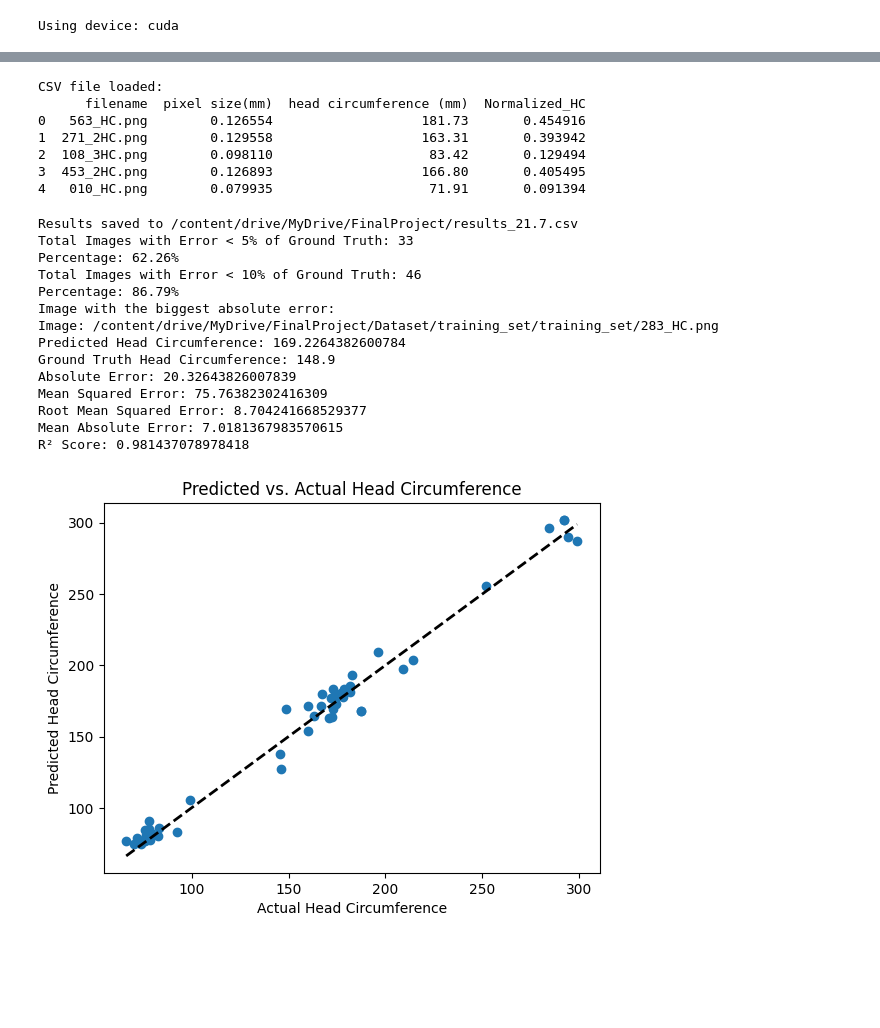
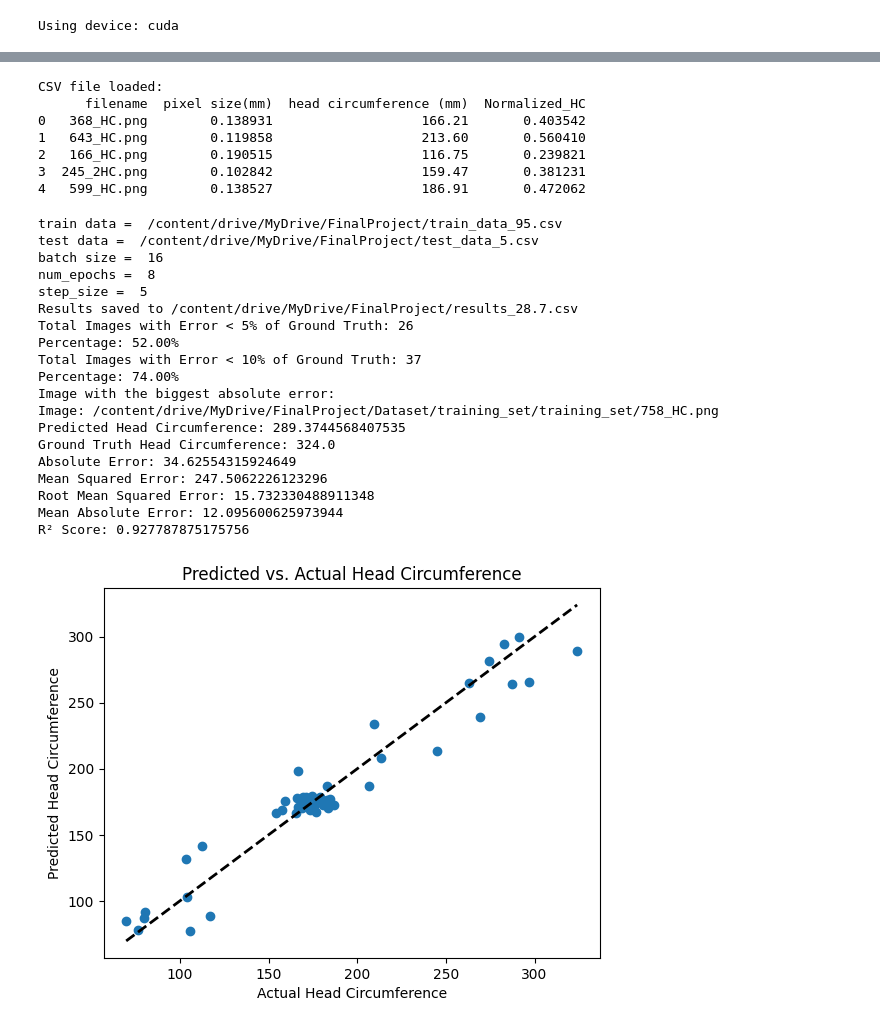
Before and after one commit to Ofiregev/Final_Project-FetalCns, a Jupyter notebook: Fetal_Cns_Final_reg_v7.ipynb, the cells around one changed output, grey strips where cells are left out. Saved outputs shown, nothing was run; the diff lists cells and outputs as text; code cells hidden in the pictures; blank space fills up the shorter version.

```diff
--- a/Fetal_Cns_Final_reg_v7.ipynb
+++ b/Fetal_Cns_Final_reg_v7.ipynb
@@ -98,6 +115,7 @@ class CNNRegression(nn.Module):
         self.cnn.fc = nn.Identity()  # Remove the last fully connected layer
         self.fc1 = nn.Linear(cnn_out_features + 1, 128)  # Adjust input features
         self.fc2 = nn.Linear(128, 1)
+        self.dropout = nn.Dropout(0.5)
 
     def forward(self, image, pixel_size):
         x1 = self.cnn(image)
@@ -108,8 +126,13 @@ class CNNRegression(nn.Module):
         x = self.fc2(x)
         return x
 # %%
-# Initialize the model, loss function, and optimizer
+# # Initialize the model, loss function, and optimizer
 model = CNNRegression().to(device)
+for param in model.parameters():
+    param.requires_grad = True
 criterion = nn.MSELoss()
-optimizer = optim.Adam(model.parameters(), lr=0.001)
-scheduler = StepLR(optimizer, step_size=5, gamma=0.1)
+# optimizer = optim.Adam(model.parameters(), lr=1e-4, weight_decay=1e-4)  # Added L2 regularization
+# scheduler = ReduceLROnPlateau(optimizer, mode='min', factor=0.1, patience=3, min_lr=1e-6)
+
+optimizer = optim.Adam(model.parameters(), lr)
+scheduler = StepLR(optimizer, step_size, gamma=0.1)
@@ -119,7 +163,6 @@ train_losses = []
 val_losses = []
 
 # Training loop
-num_epochs = 8
 for epoch in range(num_epochs):
     model.train()
     running_loss = 0.0
@@ -156,11 +199,21 @@ for epoch in range(num_epochs):
     print(f"Epoch {epoch+1}/{num_epochs}, Validation Loss: {val_loss}")
 
     scheduler.step()
+    early_stopping(val_loss)
+    if early_stopping.early_stop:
+        print("Early stopping")
+        break
+
+# Ensure train_losses and val_losses have the same length
+if len(train_losses) > len(val_losses):
+    train_losses = train_losses[:len(val_losses)]
+elif len(val_losses) > len(train_losses):
+    val_losses = val_losses[:len(train_losses)]
 
 # Plot the training and validation loss
 plt.figure(figsize=(10, 5))
-plt.plot(range(1, num_epochs + 1), train_losses, label='Training Loss')
-plt.plot(range(1, num_epochs + 1), val_losses, label='Validation Loss')
+plt.plot(range(1, len(train_losses) + 1), train_losses, label='Training Loss')
+plt.plot(range(1, len(val_losses) + 1), val_losses, label='Validation Loss')
 plt.xlabel('Epochs')
 plt.ylabel('Loss')
 plt.title('Training and Validation Loss Over Epochs')
@@ -203,18 +257,18 @@ def predict_head_circumference(image_path, pixel_size, model, min_hc, max_hc):
     return predicted_hc
 # %%
 # Read the list of images from the CSV file
-test_csv = "/content/drive/MyDrive/FinalProject/test_21-07.csv"
+test_csv = "/content/drive/MyDrive/FinalProject/test_data_5.csv"
 test_csv_df = pd.read_csv(test_csv)
 print("CSV file loaded:")
 print(test_csv_df.head())
 # %% [output]
 CSV file loaded:
       filename  pixel size(mm)  head circumference (mm)  Normalized_HC
-0   563_HC.png        0.126554                   181.73       0.454916
-1  271_2HC.png        0.129558                   163.31       0.393942
-2  108_3HC.png        0.098110                    83.42       0.129494
-3  453_2HC.png        0.126893                   166.80       0.405495
-4   010_HC.png        0.079935                    71.91       0.091394
+0   368_HC.png        0.138931                   166.21       0.403542
+1   643_HC.png        0.119858                   213.60       0.560410
+2   166_HC.png        0.190515                   116.75       0.239821
+3  245_2HC.png        0.102842                   159.47       0.381231
+4   599_HC.png        0.138527                   186.91       0.472062
 # %%
 # Ensure the min_hc and max_hc are defined
 min_hc = min(train_csv_df['head circumference (mm)'].min(), test_csv_df['head circumference (mm)'].min())
@@ -227,6 +281,12 @@ import numpy as np
 import pandas as pd
 import matplotlib.pyplot as plt
 from sklearn.metrics import mean_squared_error, mean_absolute_error, r2_score
+
+print("train data = ", train_csv)
+print("test data = ", test_csv)
+print("batch size = ", batch_size)
+print("num_epochs = ", num_epochs)
+print("step_size = ", step_size)
 
 # Initialize lists to store true and predicted values
 y_true = []
@@ -298,7 +358,7 @@ for idx in indices:
 
 # Convert the results to a DataFrame and save to a CSV file
 results_df = pd.DataFrame(results, columns=['Image', 'Result', 'Absolute Error'])
-results_csv_path = "/content/drive/MyDrive/FinalProject/results_21.7.csv"
+results_csv_path = "/content/drive/MyDrive/FinalProject/results_28.7.csv"
 results_df.to_csv(results_csv_path, index=False)
 
 # Print summary
@@ -308,44 +368,49 @@ print(f"Percentage: {percentage_error_counter_5 / num_images_to_test * 100:.2f}%
 print(f"Total Images with Error < 10% of Ground Truth: {percentage_error_counter_10}")
 print(f"Percentage: {percentage_error_counter_10 / num_images_to_test * 100:.2f}%")
 
 # Print the image with the biggest absolute error
 print("Image with the biggest absolute error:")
 print(f"Image: {max_error_image}")
 print(f"Predicted Head Circumference: {max_error_predicted}")
 print(f"Ground Truth Head Circumference: {max_error_ground_truth}")
 print(f"Absolute Error: {max_absolute_error}")
 
 # Calculate RMSE, MAE, and R²
 mse = mean_squared_error(y_true, y_pred)
 rmse = np.sqrt(mse)
 mae = mean_absolute_error(y_true, y_pred)
 r2 = r2_score(y_true, y_pred)
 
 print(f"Mean Squared Error: {mse}")
 print(f"Root Mean Squared Error: {rmse}")
 print(f"Mean Absolute Error: {mae}")
 print(f"R² Score: {r2}")
 
 # Plot actual vs. predicted values
 plt.scatter(y_true, y_pred)
 plt.plot([min(y_true), max(y_true)], [min(y_true), max(y_true)], 'k--', lw=2)
 plt.xlabel('Actual Head Circumference')
 plt.ylabel('Predicted Head Circumference')
 plt.title('Predicted vs. Actual Head Circumference')
 plt.show()
 # %% [output]
-Results saved to /content/drive/MyDrive/FinalProject/results_21.7.csv
-Total Images with Error < 5% of Ground Truth: 33
-Percentage: 62.26%
-Total Images with Error < 10% of Ground Truth: 46
-Percentage: 86.79%
+train data =  /content/drive/MyDrive/FinalProject/train_data_95.csv
+test data =  /content/drive/MyDrive/FinalProject/test_data_5.csv
+batch size =  16
+num_epochs =  8
+step_size =  5
+Results saved to /content/drive/MyDrive/FinalProject/results_28.7.csv
+Total Images with Error < 5% of Ground Truth: 26
+Percentage: 52.00%
+Total Images with Error < 10% of Ground Truth: 37
+Percentage: 74.00%
 Image with the biggest absolute error:
-Image: /content/drive/MyDrive/FinalProject/Dataset/training_set/training_set/283_HC.png
-Predicted Head Circumference: 169.2264382600784
-Ground Truth Head Circumference: 148.9
-Absolute Error: 20.32643826007839
-Mean Squared Error: 75.76382302416309
-Root Mean Squared Error: 8.704241668529377
-Mean Absolute Error: 7.0181367983570615
-R² Score: 0.981437078978418
+Image: /content/drive/MyDrive/FinalProject/Dataset/training_set/training_set/758_HC.png
+Predicted Head Circumference: 289.3744568407535
+Ground Truth Head Circumference: 324.0
+Absolute Error: 34.62554315924649
+Mean Squared Error: 247.5062226123296
+Root Mean Squared Error: 15.732330488911348
+Mean Absolute Error: 12.095600625973944
+R² Score: 0.927787875175756
-[figure, old version]
+[figure, new version]
```
Also changed, not shown: parts of 9 cells of this notebook.
